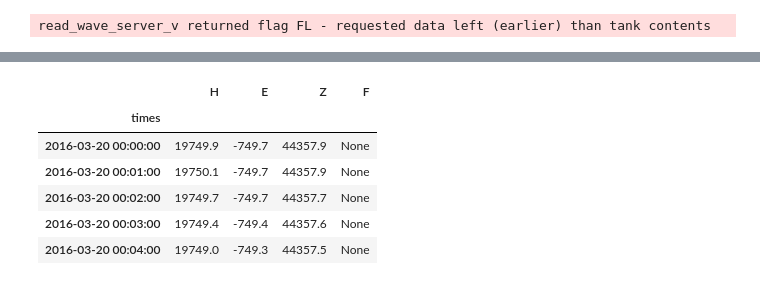
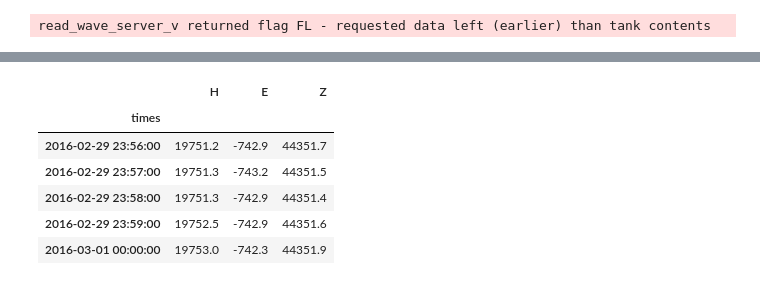
Before and after one commit to Jammyjamjamman/Magnetometer_data_server, a Jupyter notebook: db_updater/Setup_Sensors.ipynb, the cells around one changed output, grey strips where cells are left out. Drawn from its saved outputs; the diff is of its cells as text; code cells hidden in the pictures.

Commit message:
Completed setting up the notebooks for loading code into the mongo database. Updated the readmes.

```diff
--- a/db_updater/Setup_Sensors.ipynb
+++ b/db_updater/Setup_Sensors.ipynb
@@ -57,15 +83,21 @@ timeseries = input_factory.get_timeseries(
     channels = ('H', 'E', 'Z', 'F'),
     type = 'variation',
     interval = 'minute',
-    starttime = UTCDateTime('2016-03-20T00:00:00Z'),
-    endtime = UTCDateTime('2016-03-20T23:59:00Z'))
+    starttime = UTCDateTime('2016-01-01T00:00:00Z'),
+    endtime = UTCDateTime('2016-03-01T00:00:00Z'))
 
-my_str = io.StringIO("")
+# The output factory expects a string, but we do not want to save to a file.
+# Therefore, stream the data into a string buffer.
+HAD_buf = io.StringIO("")
 
 output_factory = geomagio.imfjson.IMFJSONWriter()
 output_factory.write(
     channels = ('H', 'E', 'Z', 'F'),
-    out = my_str,
+    out = HAD_buf,
     timeseries = timeseries)
 # %% [output]
 read_wave_server_v returned flag FL - requested data left (earlier) than tank contents
+# %%
+HAD_str = HAD_buf.getvalue()
+HAD_dict = json.loads(HAD_str[2:-1])
+HAD_dict
@@ -72,19 +149,16 @@ read_wave_server_v returned flag FL - requested data left (earlier) than tank co
 # %%
-my_str = my_str.getvalue()
-my_dict= json.loads(my_str[2:-1])
-bou = pd.DataFrame({"times": my_dict["times"],
-                    "H": my_dict["values"][0]["values"],
-                    "E": my_dict["values"][1]["values"],
-                    "Z": my_dict["values"][2]["values"],
-                    "F": my_dict["values"][3]["values"]})
-bou["times"] = pd.to_datetime(bou["times"])
-bou.set_index("times", drop=True, inplace=True)
-bou.head()
+HAD_magdat = pd.DataFrame({"times": HAD_dict["times"],
+                    "H": HAD_dict["values"][0]["values"],
+                    "E": HAD_dict["values"][1]["values"],
+                    "Z": HAD_dict["values"][2]["values"]})
+HAD_magdat["times"] = pd.to_datetime(HAD_magdat["times"])
+HAD_magdat.set_index("times", drop=True, inplace=True)
+HAD_magdat.tail()
 # %% [output]
-|  | H | E | Z | F |
-| times |  |  |  |  |
-| 2016-03-20 00:00:00 | 19749.9 | -749.7 | 44357.9 | None |
-| 2016-03-20 00:01:00 | 19750.1 | -749.7 | 44357.9 | None |
-| 2016-03-20 00:02:00 | 19749.7 | -749.7 | 44357.7 | None |
-| 2016-03-20 00:03:00 | 19749.4 | -749.4 | 44357.6 | None |
-| 2016-03-20 00:04:00 | 19749.0 | -749.3 | 44357.5 | None |
+|  | H | E | Z |
+| times |  |  |  |
+| 2016-02-29 23:56:00 | 19751.2 | -742.9 | 44351.7 |
+| 2016-02-29 23:57:00 | 19751.3 | -743.2 | 44351.5 |
+| 2016-02-29 23:58:00 | 19751.3 | -742.9 | 44351.4 |
+| 2016-02-29 23:59:00 | 19752.5 | -742.9 | 44351.6 |
+| 2016-03-01 00:00:00 | 19753.0 | -742.3 | 44351.9 |
```
Also changed, not shown: parts of 22 cells of this notebook, 16 other files.
